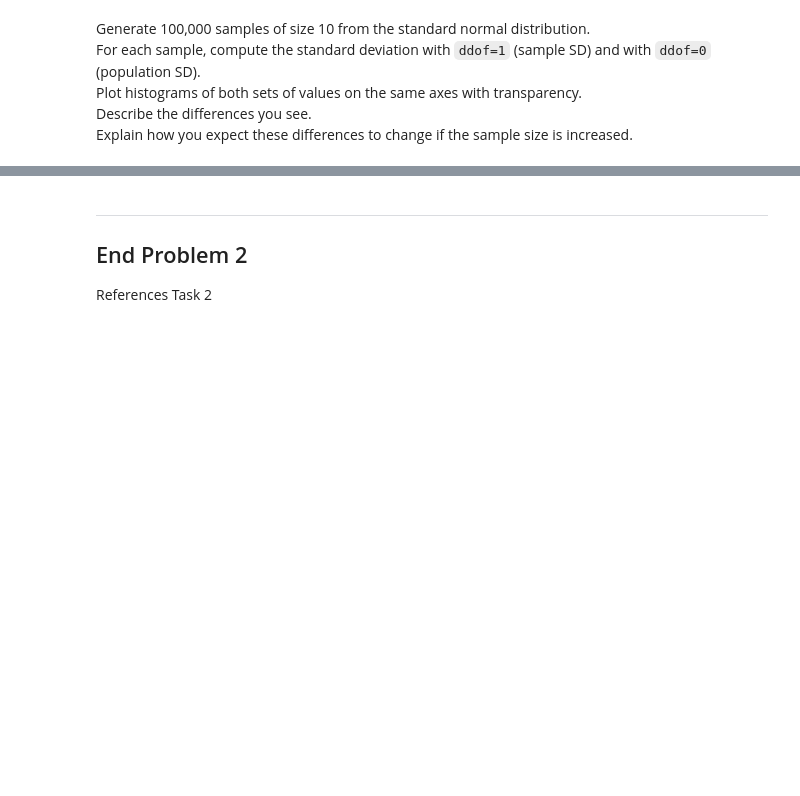
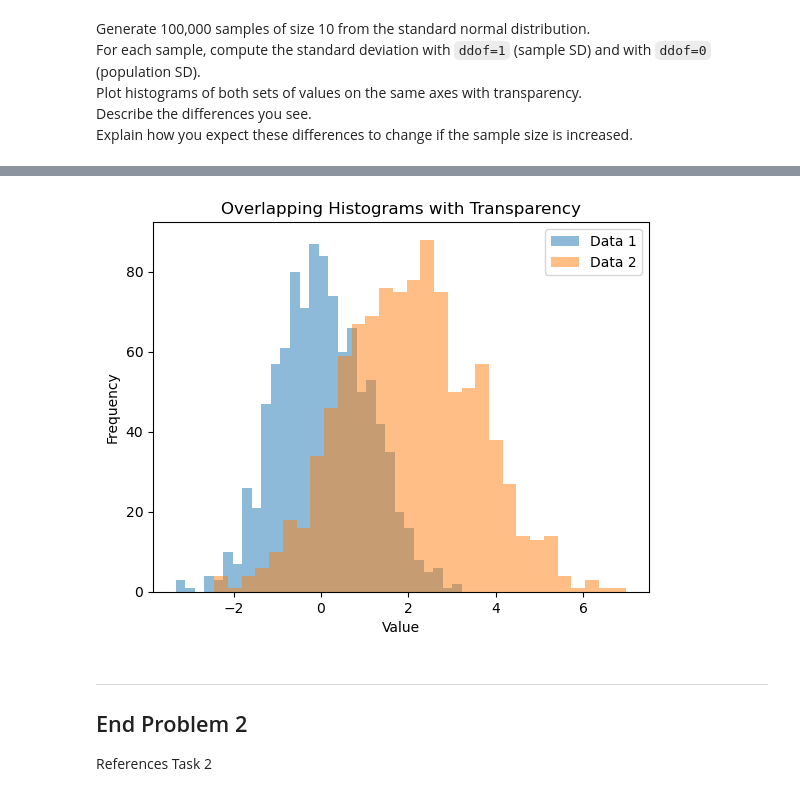
Before and after one commit to AudeAllen/Applied_Statistics, a Jupyter notebook: problems.ipynb, the cells around one changed output, grey strips where cells are left out. Saved outputs shown, nothing was run; the diff lists cells and outputs as text; code cells hidden in the pictures; blank space fills up the shorter version.

```diff
--- a/problems.ipynb
+++ b/problems.ipynb
@@ -268,3 +370,25 @@ Explain how you expect these differences to change if the sample size is increas
+# %%
+import matplotlib.pyplot as plt
+import numpy as np
+
+# Create two sets of random data
+data1 = np.random.normal(0, 1, 1000)   # Mean 0, SD 1
+data2 = np.random.normal(2, 1.5, 1000) # Mean 2, SD 1.5
+
+# Plot histograms on the same axes with transparency
+plt.hist(data1, bins=30, alpha=0.5, label='Data 1')
+plt.hist(data2, bins=30, alpha=0.5, label='Data 2')
+
+# Add title and labels
+plt.title('Overlapping Histograms with Transparency')
+plt.xlabel('Value')
+plt.ylabel('Frequency')
+plt.legend()
+
+# Show the plot
+plt.show()
+# %% [output]
+[figure, added]
 # %% [markdown]
 ***
 
```
Also changed, not shown: parts of 5 cells of this notebook, 1 other file.
